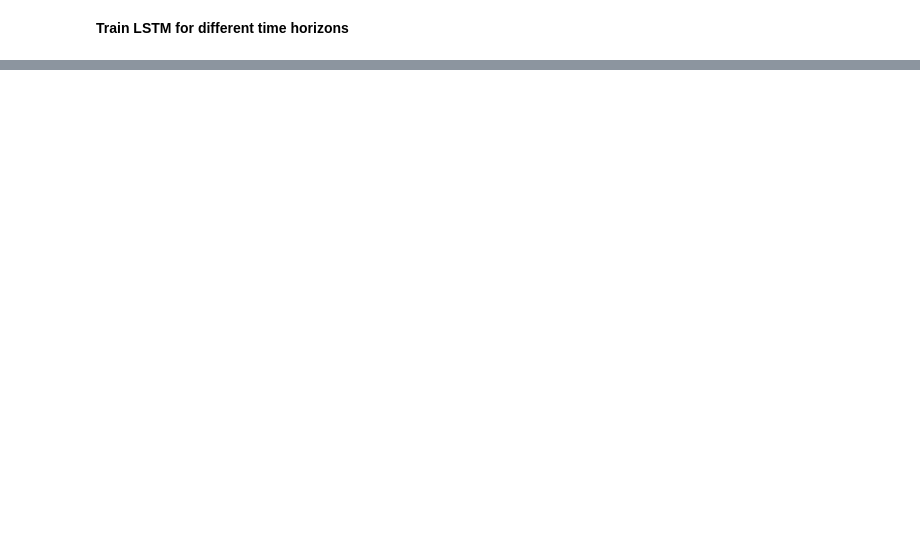
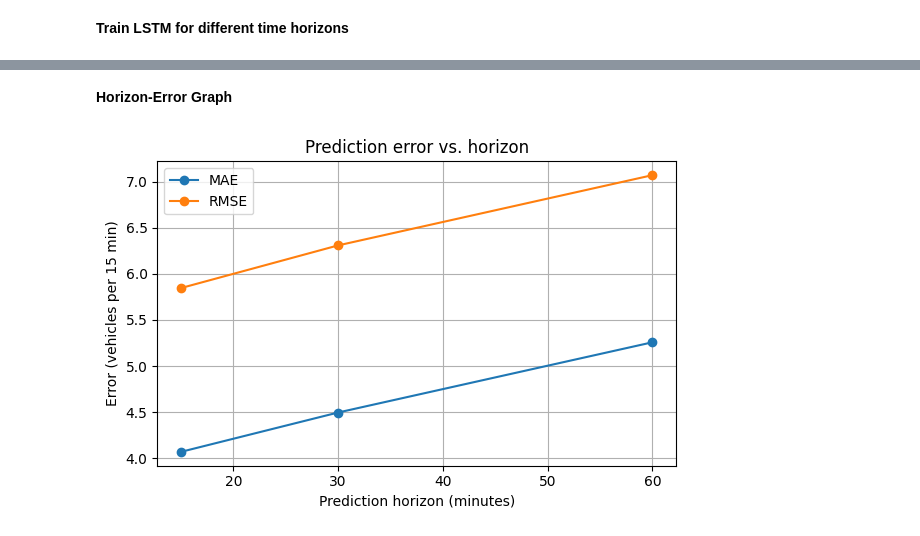
Before and after one commit to mogulkyu/Master_Arbeit_LSTM, a Jupyter notebook: chapter 4 - build digital twin/LSTM - detector prediction/02-ReadDetectorInputs.ipynb, the cells around one changed output, grey strips where cells are left out. Drawn from its saved outputs; the diff is of its cells as text; code cells hidden in the pictures; blank space fills up the shorter version.

```diff
--- a/chapter 4 - build digital twin/LSTM - detector prediction/02-ReadDetectorInputs.ipynb
+++ b/chapter 4 - build digital twin/LSTM - detector prediction/02-ReadDetectorInputs.ipynb
@@ -97,0 +446,21 @@ plt.show()  # Zeigt den Chart an
+# %% [markdown]
+**Horizon-Error Graph**
+# %%
+import matplotlib.pyplot as plt
+
+horizons_min = [15, 30, 60]
+mae_vals = [4.069, 4.496, 5.258]
+rmse_vals = [5.846, 6.309, 7.071]
+
+plt.figure(figsize=(6,4))
+plt.plot(horizons_min, mae_vals, marker='o', label='MAE')
+plt.plot(horizons_min, rmse_vals, marker='o', label='RMSE')
+plt.xlabel("Prediction horizon (minutes)")
+plt.ylabel("Error (vehicles per 15 min)")
+plt.title("Prediction error vs. horizon")
+plt.grid(True)
+plt.legend()
+plt.tight_layout()
+plt.show()
+# %% [output]
+[figure, added]
```
Also changed, not shown: parts of 24 cells of this notebook, 3 other files.
